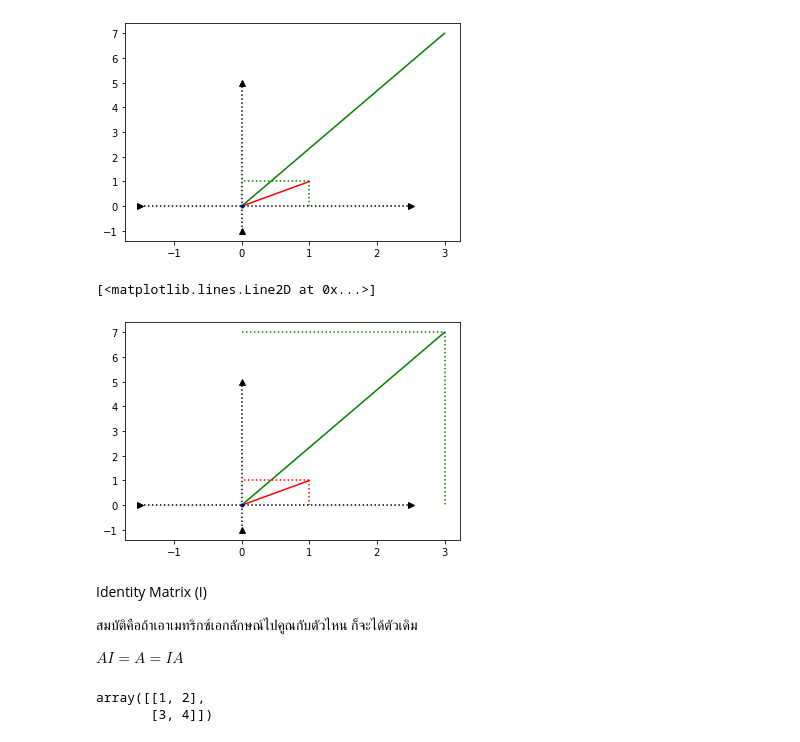
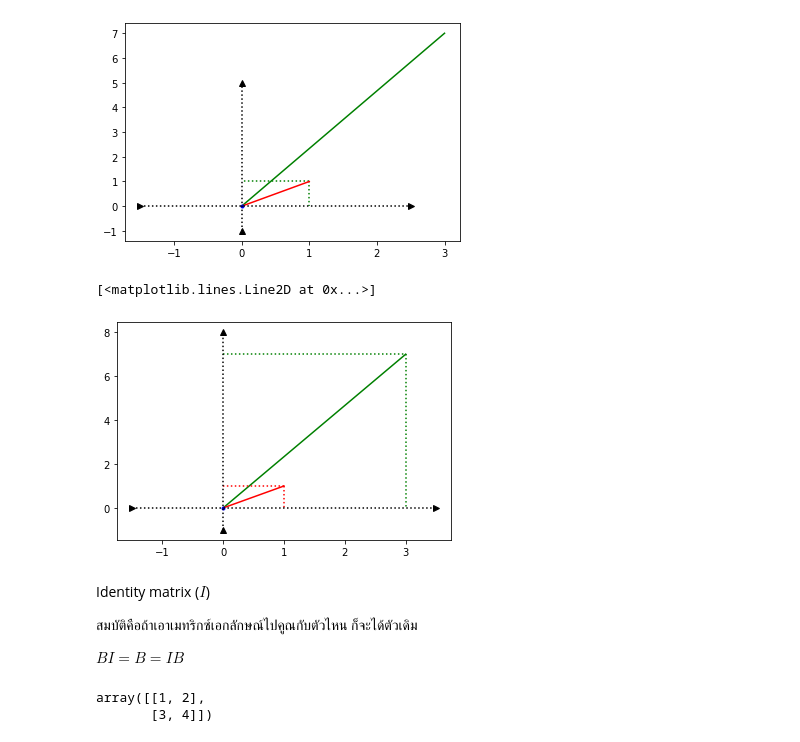
Before and after one commit to Kggzzz/Multivaririate, a Jupyter notebook: MVA001.ipynb, the cells around one changed output. Cells and saved outputs as stored; diff of their text form; code cells hidden in the pictures.

```diff
--- a/MVA001.ipynb
+++ b/MVA001.ipynb
@@ -168,22 +190,22 @@ plt.plot([-1.5,2.5],[0,0],'>:k')
 # %%
 plt.plot([0,Bv[0,0]],[0,Bv[1,0]],'-g') # vector Bv
 plt.plot([1,1],[1,0],':r') #วาดจุดไข่ปลา พื้นที่ของ Bv
 plt.plot([1,0],[1,1],':r') #วาดจุดไข่ปลา พื้นที่ของ Bv
 plt.plot([3,3],[7,0],':g') #วาดจุดไข่ปลา พื้นที่ของ v
 plt.plot([0,3],[7,7],':g') #วาดจุดไข่ปลา พื้นที่ของ v
 plt.plot([0,1],[0,1],'-r') #vector v ([1,1])
 plt.plot(0,0,'.b')
-plt.plot([0,0],[-1,5],'^:k')
-plt.plot([-1.5,2.5],[0,0],'>:k')
+plt.plot([0,0],[-1,8],'^:k')
+plt.plot([-1.5,3.5],[0,0],'>:k')
 # %% [output]
 [<matplotlib.lines.Line2D at 0x...>]
-[figure, old version]
+[figure, new version]
 # %% [markdown]
-Identity Matrix (I)
+Identity matrix ($I$)
 
 สมบัติคือถ้าเอาเมทริกซ์เอกลักษณ์ไปคูณกับตัวไหน ก็จะได้ตัวเดิม
 
-$AI = A = IA$
+$BI = B = IB$
 # %%
 iden2 = np.identity(2)
 # %%
```
Also changed, not shown: parts of 18 cells of this notebook.
